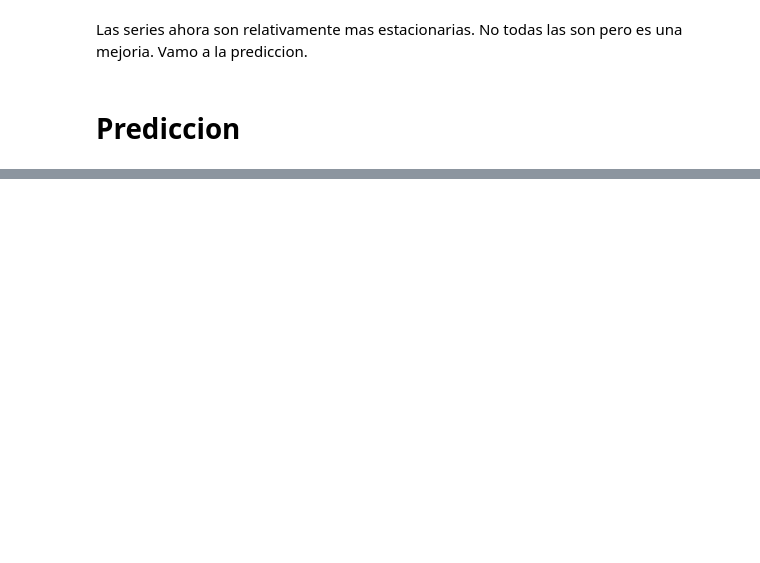
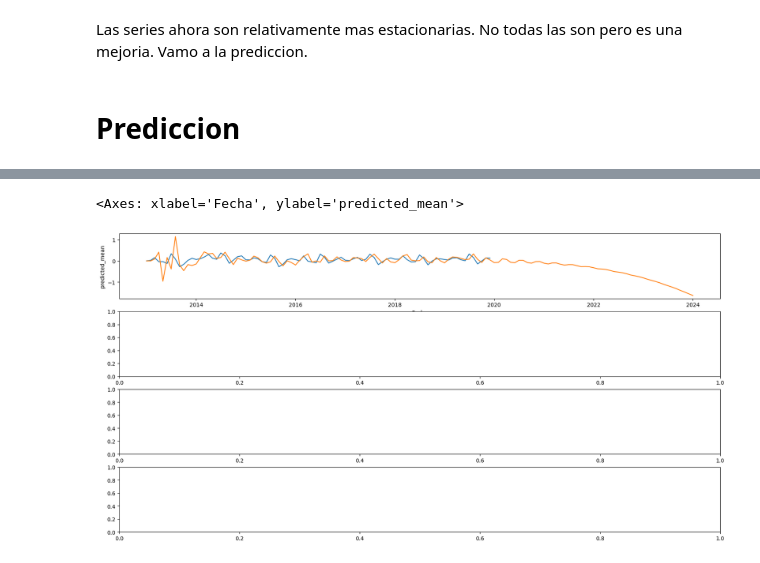
Before and after one commit to matutedevelop/Proyecto_prog_analisis, a Jupyter notebook: Cleaning_edu/data_edu6_2.ipynb, the cells around one changed output, grey strips where cells are left out. Cells and saved outputs as stored; diff of their text form; code cells hidden in the pictures; blank space fills up the shorter version.

Commit message:
predict primero

```diff
--- a/Cleaning_edu/data_edu6_2.ipynb
+++ b/Cleaning_edu/data_edu6_2.ipynb
@@ -626,0 +404,8 @@ plt.show()
+# %%
+fig,ax = plt.subplots(ncols=1,nrows=4,figsize=(20,10))
+sns.lineplot(ts_tur_noc.to_frame(),x=ts_tur_noc.index,y=ts_tur_noc.values,ax=ax[0])
+df = resulta_tur_noc.predict(0,Turistas_noche.shape[0])
+sns.lineplot(x=df.index,y=df,ax=ax[0])
+# %% [output]
+<Axes: xlabel='Fecha', ylabel='predicted_mean'>
+[figure, added]
```
Also changed, not shown: parts of 25 cells of this notebook.
